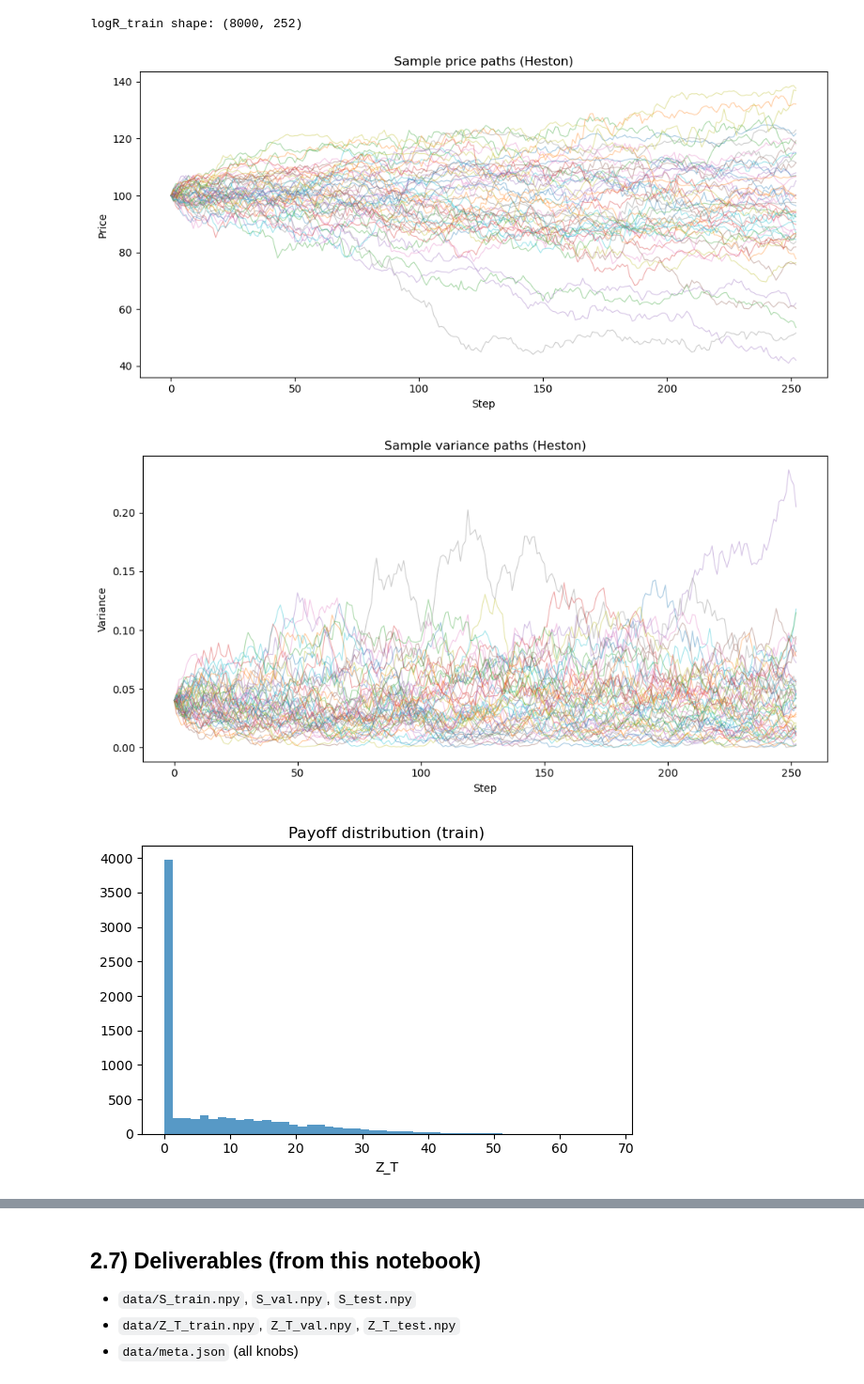
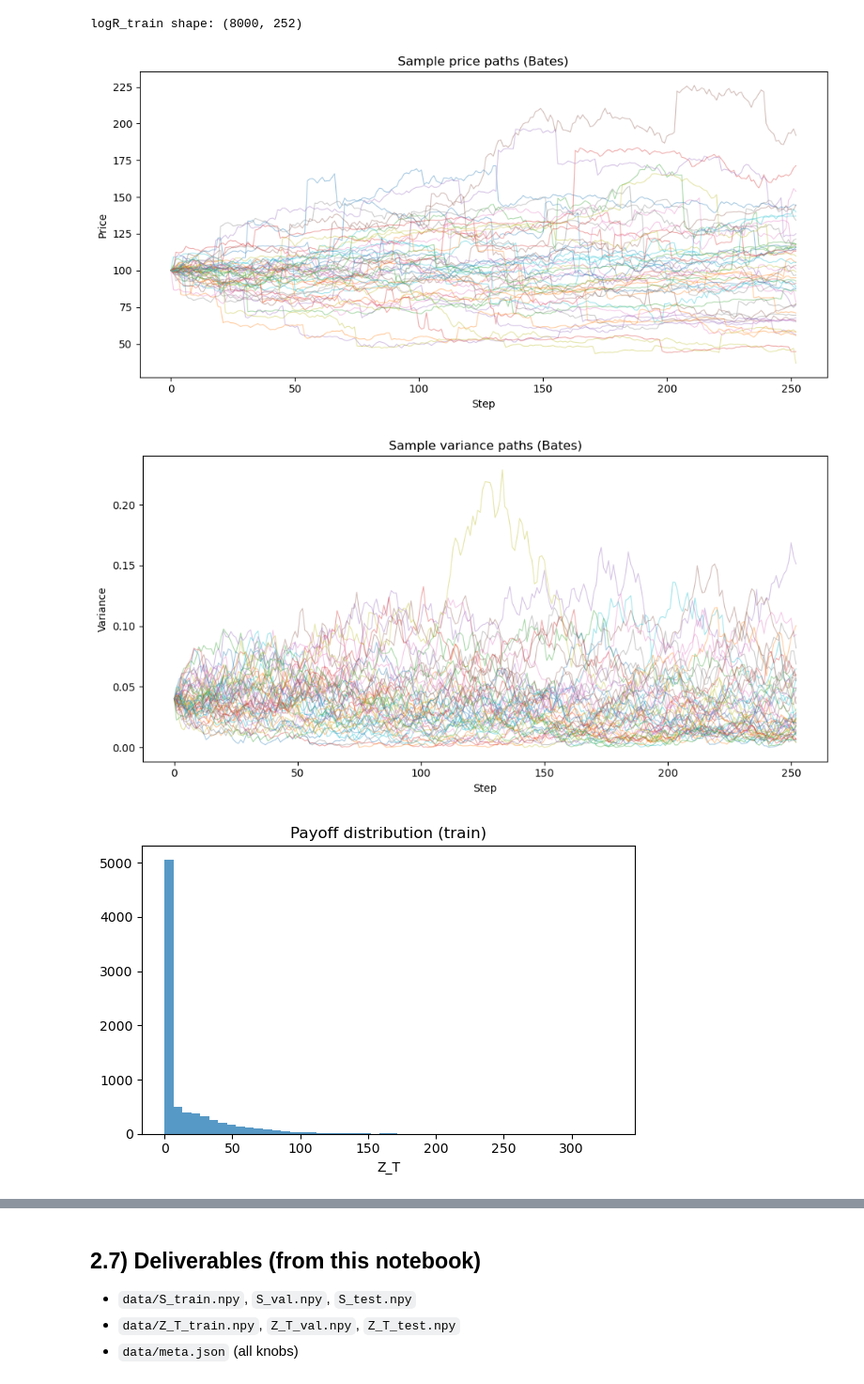
Before and after one commit to George-Dros/Deep-Hedging-Neural-Network-for-Derivatives-Pricing, a Jupyter notebook: 2_Data_Simulation.ipynb, the cells around one changed output, grey strips where cells are left out. Shown at 94% size. Saved outputs shown, nothing was run; the diff lists cells and outputs as text; code cells hidden in the pictures.

Commit message:
Implemented Bates on 2_Data_Simulation.ipynb

```diff
--- a/2_Data_Simulation.ipynb
+++ b/2_Data_Simulation.ipynb
@@ -93,11 +93,11 @@ DATA_DIR = Path("data"); DATA_DIR.mkdir(exist_ok=True)
 VIZ_DIR  = Path("visualizations"); VIZ_DIR.mkdir(exist_ok=True)
 
 # Choose model
-toggle_heston = True   # False → GBM (+regimes/jumps), True → Heston
+toggle_bates = True   # False → GBM (+regimes/jumps), True → Bates
 
 # Canonical placeholders (avoid stale globals)
 S = None   # prices (n_paths, n_steps+1)
-V = None   # variance paths for Heston (or None under GBM)
+V = None   # variance paths for Bates (or None under GBM)
 # %%
 # Trading grid
 S0 = 100.0
@@ -313,56 +326,56 @@ print("logR_train shape:", logR_train.shape)  # (n_train, n_steps)
 # %% [output]
 logR_train shape: (8000, 252)
 # %%
-np.save(DATA_DIR/"S_train.npy", S_train)
-np.save(DATA_DIR/"S_val.npy",   S_val)
-np.save(DATA_DIR/"S_test.npy",  S_test)
+np.save(DATA_DIR/"S_train_b.npy", S_train)
+np.save(DATA_DIR/"S_val_b.npy",   S_val)
+np.save(DATA_DIR/"S_test_b.npy",  S_test)
 
-if toggle_heston:
-    np.save(DATA_DIR/"V_train.npy", V_train)
-    np.save(DATA_DIR/"V_val.npy",   V_val)
-    np.save(DATA_DIR/"V_test.npy",  V_test)
+if toggle_bates:
+    np.save(DATA_DIR/"V_train_b.npy", V_train)
+    np.save(DATA_DIR/"V_val_b.npy",   V_val)
+    np.save(DATA_DIR/"V_test_b.npy",  V_test)
 
-np.save(DATA_DIR/"Z_T_train.npy", Z_T_train)
-np.save(DATA_DIR/"Z_T_val.npy",   Z_T_val)
-np.save(DATA_DIR/"Z_T_test.npy",  Z_T_test)
+np.save(DATA_DIR/"Z_T_train_b.npy", Z_T_train)
+np.save(DATA_DIR/"Z_T_val_b.npy",   Z_T_val)
+np.save(DATA_DIR/"Z_T_test_b.npy",  Z_T_test)
 
 meta = {
-    "market_model": "heston" if toggle_heston else "gbm",
+    "market_model": "bates" if toggle_bates else "gbm",
     "S0": S0, "K": K, "T": T, "n_steps": n_steps, "dt": dt,
     "r": r, "q": q, "alpha": ALPHA, "seed": SEED,
     "n_train": n_train, "n_val": n_val, "n_test": n_test
 }
-if not toggle_heston:
+if not toggle_bates:
     meta["gbm"] = {"sigma": 0.20, "regimes": True, "jumps": True}
 else:
-    meta["heston"] = {"theta": theta, "v0": v0, "kappa": kappa, "xi": xi, "rho": rho}
+    meta["bates"] = {"theta": theta, "v0": v0, "kappa": kappa, "xi": xi, "rho": rho}
 
-with open(DATA_DIR/"meta.json", "w") as f:
+with open(DATA_DIR/"meta_b.json", "w") as f:
     json.dump(meta, f, indent=2)
 # %%
 plt.figure(figsize=(10,5))
 for i in range(min(50, len(S_train))):
     plt.plot(S_train[i], alpha=0.4, lw=0.8)
-plt.title(f"Sample price paths ({'Heston' if toggle_heston else 'GBM'})")
+plt.title(f"Sample price paths ({'Bates' if toggle_bates else 'GBM'})")
 plt.xlabel("Step"); plt.ylabel("Price"); plt.tight_layout()
 plt.savefig(VIZ_DIR/"train_price_paths.png", dpi=150); plt.show()
 
-if toggle_heston:
+if toggle_bates:
     plt.figure(figsize=(10,5))
     for i in range(min(50, len(V_train))):
         plt.plot(V_train[i], alpha=0.4, lw=0.8)
-    plt.title("Sample variance paths (Heston)")
+    plt.title("Sample variance paths (Bates)")
     plt.xlabel("Step"); plt.ylabel("Variance"); plt.tight_layout()
-    plt.savefig(VIZ_DIR/"train_variance_paths.png", dpi=150); plt.show()
+    plt.savefig(VIZ_DIR/"train_variance_paths_b.png", dpi=150); plt.show()
 
 plt.figure(figsize=(6,4))
 plt.hist(Z_T_train, bins=50, alpha=0.75)
 plt.title("Payoff distribution (train)")
 plt.xlabel("Z_T"); plt.tight_layout()
-plt.savefig(VIZ_DIR/"train_payoff_hist.png", dpi=150); plt.show()
+plt.savefig(VIZ_DIR/"train_payoff_hist_b.png", dpi=150); plt.show()
 # %% [output]
-[figure, old version]
+[figure, new version]
-[figure, old version]
+[figure, new version]
-[figure, old version]
+[figure, new version]
 # %%
 print("=== Interface ===")
```
Also changed, not shown: parts of 7 cells of this notebook, 17 other files.
